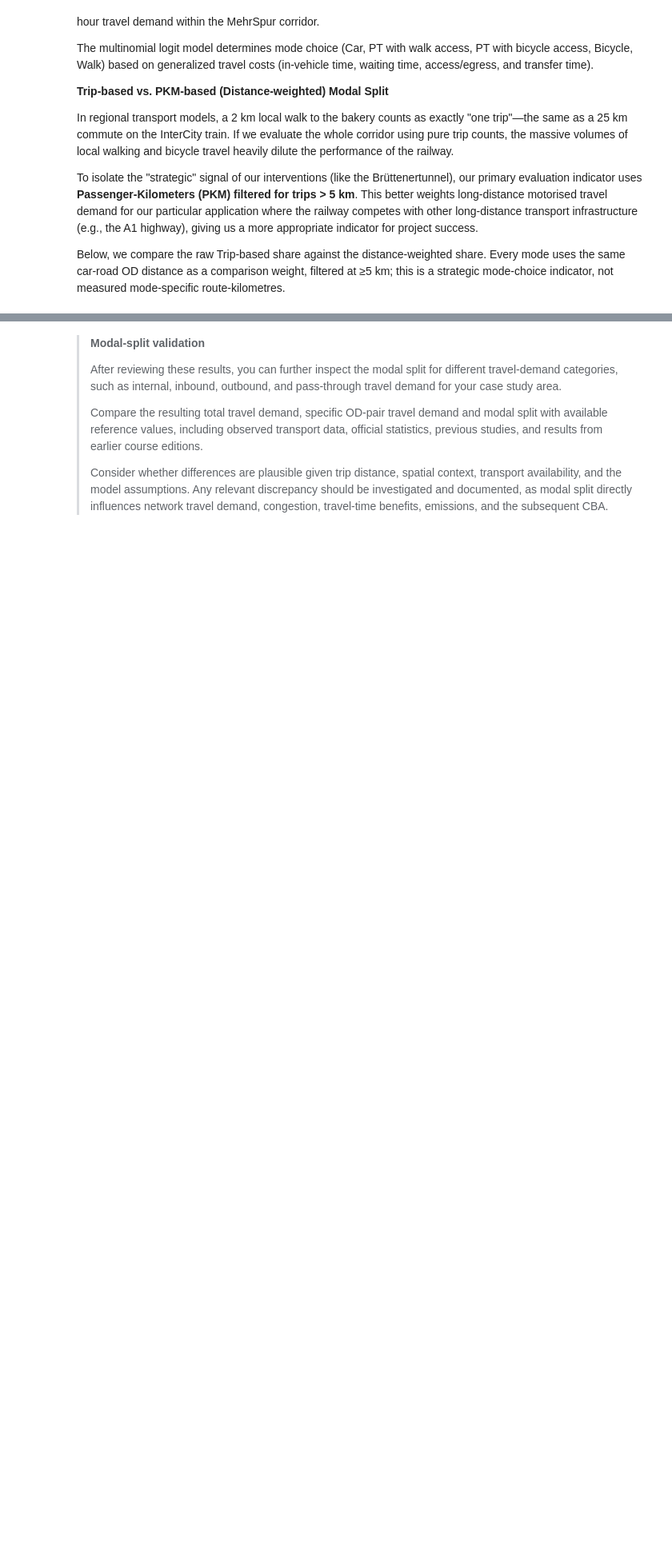
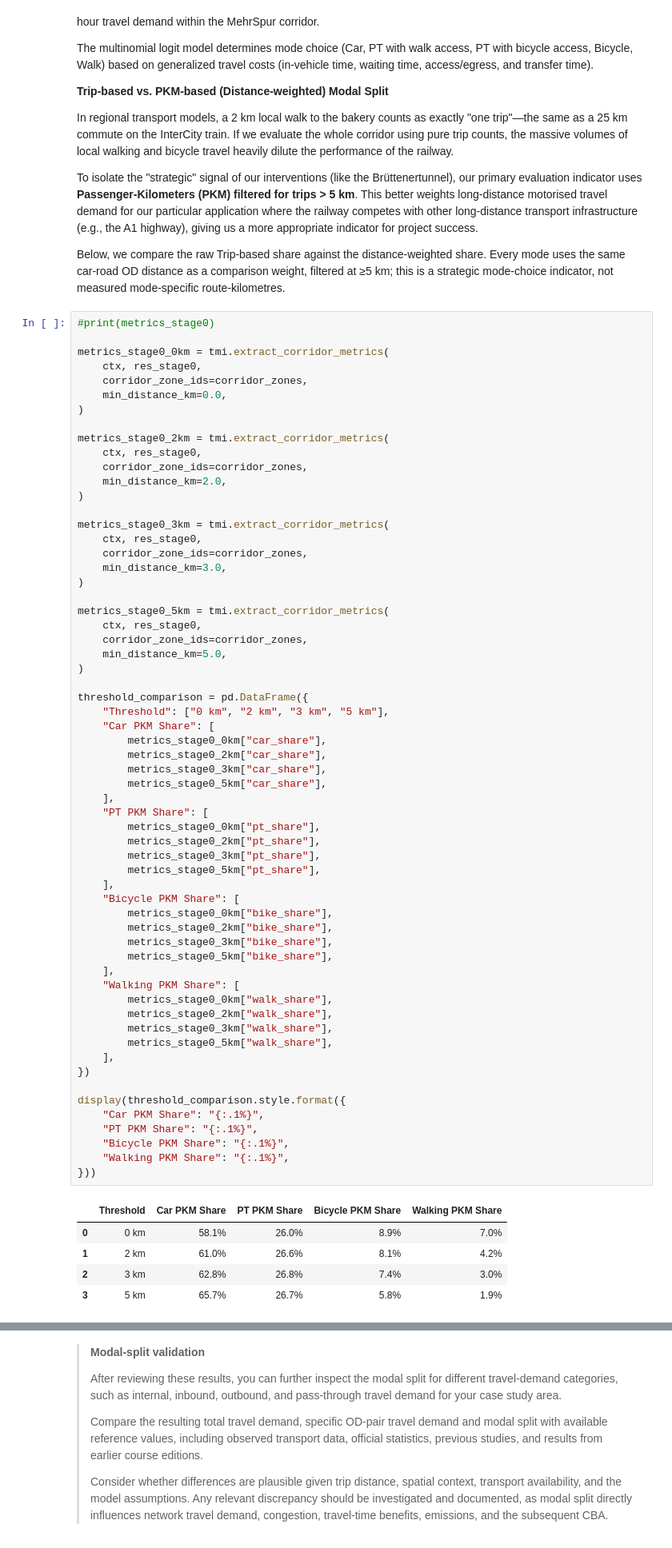
Before and after one commit to finsa21/IP-HS26-MehrSpur-CaseStudy_fork_rss, a Jupyter notebook: notebooks/02_system_modeling.ipynb, the cells around one changed output, grey strips where cells are left out. Shown at 80% size. Cells and saved outputs as stored; diff of their text form; blank space fills up the shorter version.

```diff
--- a/notebooks/02_system_modeling.ipynb
+++ b/notebooks/02_system_modeling.ipynb
@@ -576,6 +576,73 @@ In regional transport models, a 2 km local walk to the bakery counts as exactly
 To isolate the "strategic" signal of our interventions (like the Brüttenertunnel), our primary evaluation indicator uses **Passenger-Kilometers (PKM) filtered for trips > 5 km**. This better weights long-distance motorised travel demand for our particular application where the railway competes with other long-distance transport infrastructure (e.g., the A1 highway), giving us a more appropriate indicator for project success.
 
 Below, we compare the raw Trip-based share against the distance-weighted share. Every mode uses the same car-road OD distance as a comparison weight, filtered at ≥5 km; this is a strategic mode-choice indicator, not measured mode-specific route-kilometres.
+# %%
+#print(metrics_stage0)
+
+metrics_stage0_0km = tmi.extract_corridor_metrics(
+    ctx, res_stage0,
+    corridor_zone_ids=corridor_zones,
+    min_distance_km=0.0,
+)
+
+metrics_stage0_2km = tmi.extract_corridor_metrics(
+    ctx, res_stage0,
+    corridor_zone_ids=corridor_zones,
+    min_distance_km=2.0,
+)
+
+metrics_stage0_3km = tmi.extract_corridor_metrics(
+    ctx, res_stage0,
+    corridor_zone_ids=corridor_zones,
+    min_distance_km=3.0,
+)
+
+metrics_stage0_5km = tmi.extract_corridor_metrics(
+    ctx, res_stage0,
+    corridor_zone_ids=corridor_zones,
+    min_distance_km=5.0,
+)
+
+threshold_comparison = pd.DataFrame({
+    "Threshold": ["0 km", "2 km", "3 km", "5 km"],
+    "Car PKM Share": [
+        metrics_stage0_0km["car_share"],
+        metrics_stage0_2km["car_share"],
+        metrics_stage0_3km["car_share"],
+        metrics_stage0_5km["car_share"],
+    ],
+    "PT PKM Share": [
+        metrics_stage0_0km["pt_share"],
+        metrics_stage0_2km["pt_share"],
+        metrics_stage0_3km["pt_share"],
+        metrics_stage0_5km["pt_share"],
+    ],
+    "Bicycle PKM Share": [
+        metrics_stage0_0km["bike_share"],
+        metrics_stage0_2km["bike_share"],
+        metrics_stage0_3km["bike_share"],
+        metrics_stage0_5km["bike_share"],
+    ],
+    "Walking PKM Share": [
+        metrics_stage0_0km["walk_share"],
+        metrics_stage0_2km["walk_share"],
+        metrics_stage0_3km["walk_share"],
+        metrics_stage0_5km["walk_share"],
+    ],
+})
+
+display(threshold_comparison.style.format({
+    "Car PKM Share": "{:.1%}",
+    "PT PKM Share": "{:.1%}",
+    "Bicycle PKM Share": "{:.1%}",
+    "Walking PKM Share": "{:.1%}",
+}))
+# %% [output]
+|  | Threshold | Car PKM Share | PT PKM Share | Bicycle PKM Share | Walking PKM Share |
+| 0 | 0 km | 58.1% | 26.0% | 8.9% | 7.0% |
+| 1 | 2 km | 61.0% | 26.6% | 8.1% | 4.2% |
+| 2 | 3 km | 62.8% | 26.8% | 7.4% | 3.0% |
+| 3 | 5 km | 65.7% | 26.7% | 5.8% | 1.9% |
 # %%
 # 1. Overall MehrSpur corridor internal modal split (Trip vs PKM Comparison)
 # The metrics dictionary automatically computes both pure trips and spatially filtered PKM.
```
Also changed, not shown: parts of 5 cells of this notebook, 1 other file.
